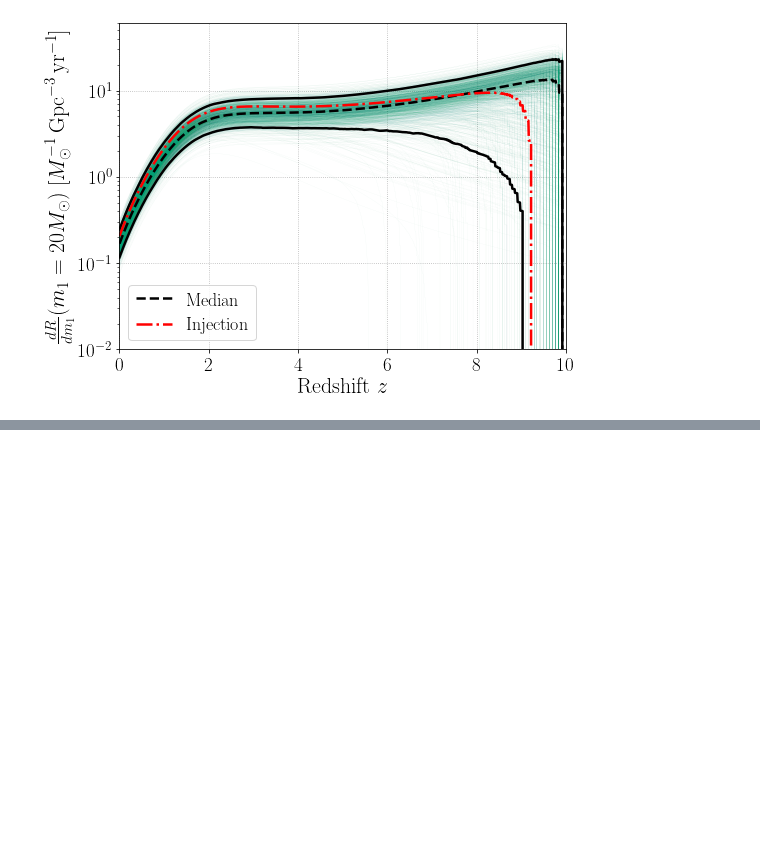
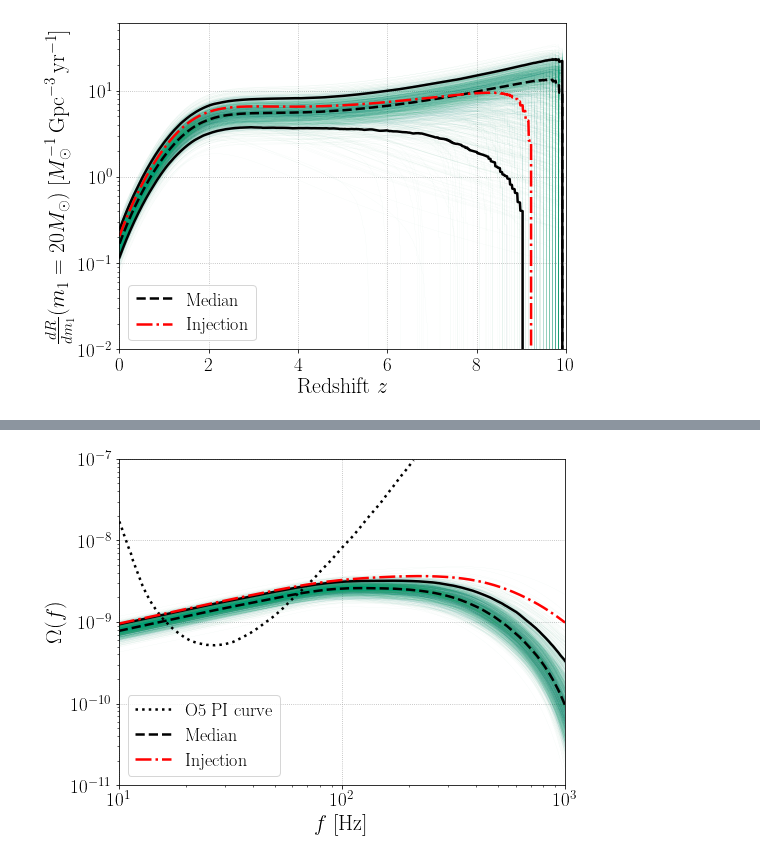
Before and after one commit to kevinturbang/bbh_gwb_time_delay_inference, a Jupyter notebook: figures/reproduce_figure_6.ipynb, the cells around one changed output, grey strips where cells are left out. Saved outputs shown, nothing was run; the diff lists cells and outputs as text; code cells hidden in the pictures; blank space fills up the shorter version.

```diff
--- a/figures/reproduce_figure_6.ipynb
+++ b/figures/reproduce_figure_6.ipynb
@@ -109,11 +109,11 @@ merger_rate_tmp, rate_02_tmp = R_norm_MD(grid, metMin_det, lambda_det, tdmin_det
 R_inj_det = R20_det*merger_rate_tmp/rate_02_tmp
 # %%
 for ii in range(nTraces):
-    plt.plot(zs,p_z_CBC_GWB_MD_O5_detectable[ii],color=my_palette[2],lw=0.15,alpha=0.1)
-plt.plot(grid,np.quantile(p_z_CBC_GWB_MD_O5_detectable,0.05,axis=0),color='k', lw=2.5, alpha=1)
-plt.plot(grid,np.quantile(p_z_CBC_GWB_MD_O5_detectable,0.95,axis=0),color='k',lw=2.5, alpha=1)
-plt.plot(grid,np.median(p_z_CBC_GWB_MD_O5_detectable,axis=0),color='k', ls='dashed', lw=2.5, alpha=1, label="Median")
-plt.plot(grid,R_inj_det,color='r', ls='dashdot', lw=2.5, alpha=1, label="Injection")
+    plt.plot(zs,p_z_CBC_GWB_MD_O5_detectable[ii], rasterized=True, color=my_palette[2],lw=0.15,alpha=0.1)
+plt.plot(grid,np.quantile(p_z_CBC_GWB_MD_O5_detectable,0.05,axis=0), rasterized=True, color='k', lw=2.5, alpha=1)
+plt.plot(grid,np.quantile(p_z_CBC_GWB_MD_O5_detectable,0.95,axis=0), rasterized=True, color='k',lw=2.5, alpha=1)
+plt.plot(grid,np.median(p_z_CBC_GWB_MD_O5_detectable,axis=0), rasterized=True, color='k', ls='dashed', lw=2.5, alpha=1, label="Median")
+plt.plot(grid,R_inj_det, rasterized=True, color='r', ls='dashdot', lw=2.5, alpha=1, label="Injection")
 plt.yscale("log")
 plt.xlabel("Redshift $z$", fontsize=22)
 plt.xlim(0,10)
@@ -188,17 +188,19 @@ with open('../input/O5_PI_curve.csv') as csv_file:
         line_count += 1
 # %%
 for ii in range(nTraces):
-    plt.loglog(freqs, omega_array_det_MD[ii],color=my_palette[2],lw=0.15,alpha=0.1)
-plt.loglog(freqs,np.quantile(p_omega_array_det_MD,0.95,axis=0),color='k',lw=2.5, alpha=1)
-plt.loglog(freqs_PI_O5, omega_PI_O5, ls='dotted', c='k', lw=2.5, label="O5 PI curve")
-plt.loglog(freqs,np.median(p_omega_array_det_MD,axis=0),color='k', ls='dashed', lw=2.5, alpha=1, label="Median")
-plt.loglog(freqs_file_det, omega_f_det, ls='dashdot', c='r', lw=2.5, label="Injection")
+    plt.loglog(freqs, omega_array_det_MD[ii], rasterized=True, color=my_palette[2],lw=0.15,alpha=0.1)
+plt.loglog(freqs,np.quantile(p_omega_array_det_MD,0.95,axis=0), rasterized=True, color='k',lw=2.5, alpha=1)
+plt.loglog(freqs_PI_O5, omega_PI_O5, ls='dotted', rasterized=True, c='k', lw=2.5, label="O5 PI curve")
+plt.loglog(freqs,np.median(p_omega_array_det_MD,axis=0), rasterized=True, color='k', ls='dashed', lw=2.5, alpha=1, label="Median")
+plt.loglog(freqs_file_det, omega_f_det, ls='dashdot', rasterized=True, c='r', lw=2.5, label="Injection")
 plt.xlabel("$f$ [Hz]", fontsize=22)
 plt.ylim(1e-11,1e-7)
 plt.xlim(10,1000)
 plt.ylabel("$\Omega(f)$", fontsize=22)
 plt.legend(fontsize = 18)
 plt.xticks(fontsize=19)
 plt.yticks(fontsize=19)
 plt.grid(visible=True, ls='dotted')
 plt.savefig("OmegaO5detectable.pdf",dpi=500,bbox_inches='tight')
+# %% [output]
+[figure, added]
```
Also changed, not shown: parts of 3 cells of this notebook, 4 other files.
